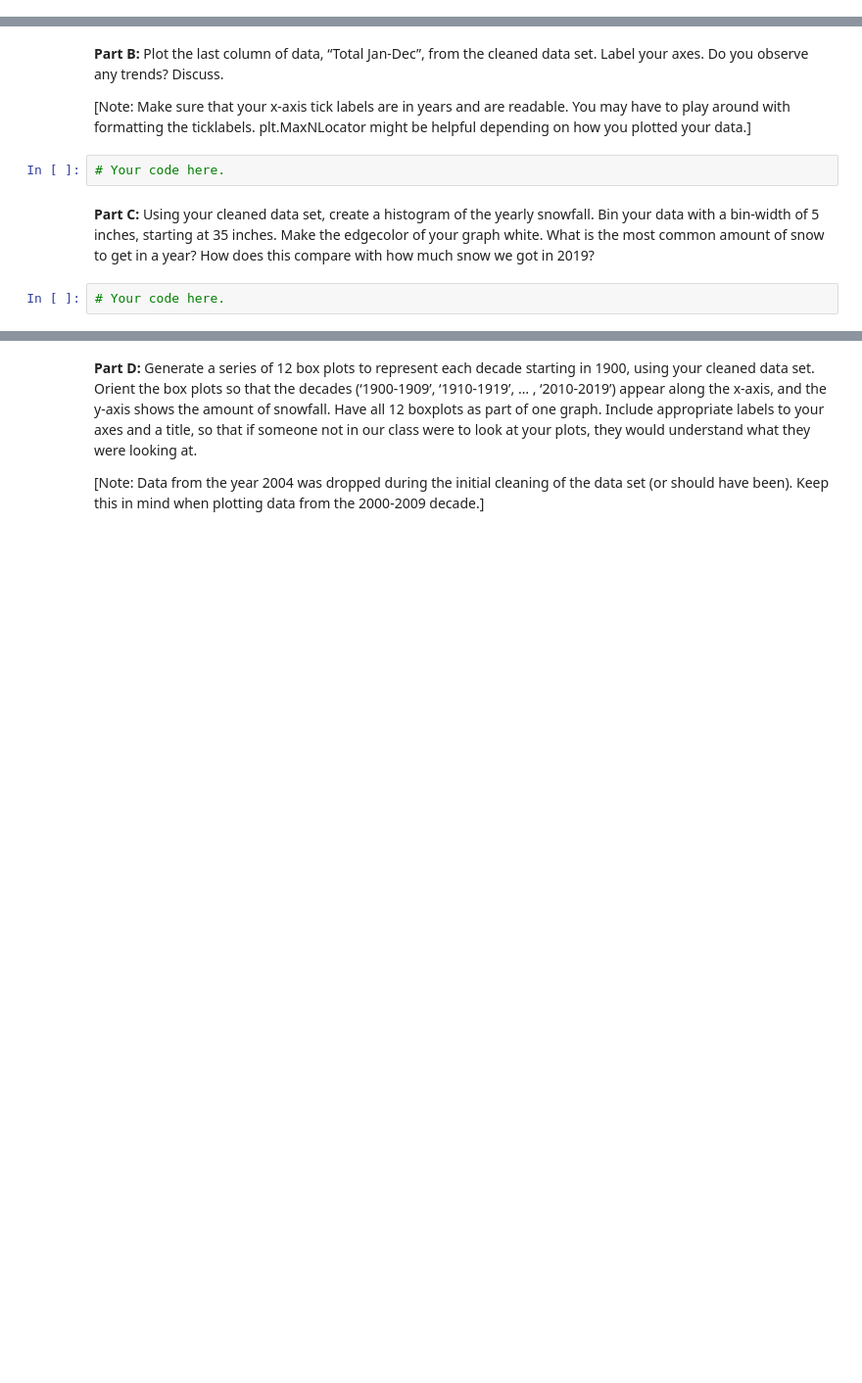
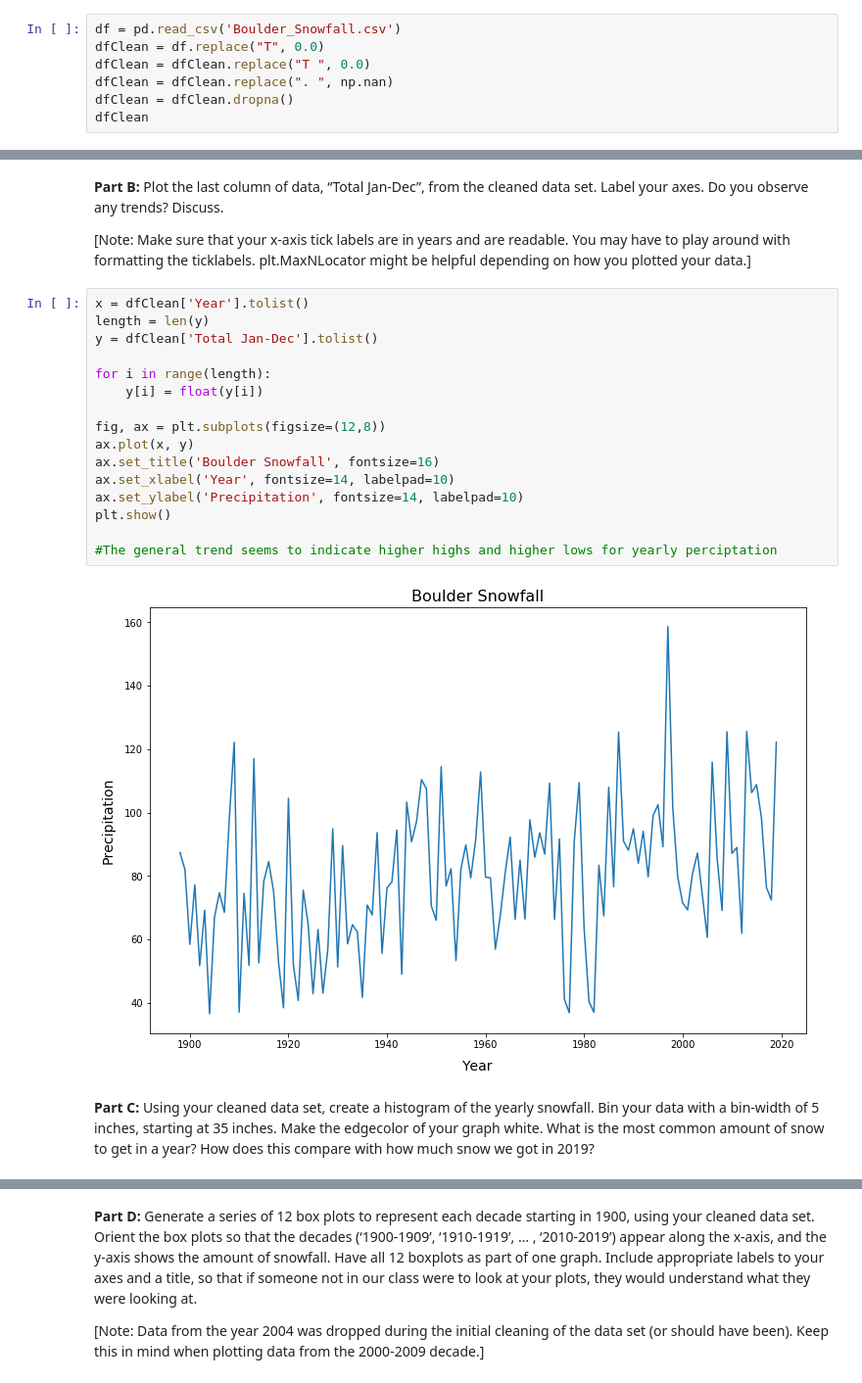
Before and after one commit to techLord-pm/datascienceHW1, a Jupyter notebook: HW1-1.ipynb, the cells around one changed output, grey strips where cells are left out. Shown at 98% size. Drawn from its saved outputs; the diff is of its cells as text; blank space fills up the shorter version.

```diff
--- a/HW1-1.ipynb
+++ b/HW1-1.ipynb
@@ -180,0 +463,7 @@ The NOAA Earth System Research Laboratory (ESRL) Physical Sciences Division (PSD
+# %%
+df = pd.read_csv('Boulder_Snowfall.csv')
+dfClean = df.replace("T", 0.0)
+dfClean = dfClean.replace("T ", 0.0)
+dfClean = dfClean.replace(". ", np.nan)
+dfClean = dfClean.dropna()
+dfClean
@@ -182,9 +485,23 @@ The NOAA Earth System Research Laboratory (ESRL) Physical Sciences Division (PSD
 **Part B:** Plot the last column of data, “Total Jan-Dec”, from the cleaned data set. Label your axes. Do you observe any trends? Discuss.
 
 [Note: Make sure that your x-axis tick labels are in years and are readable. You may have to play around with formatting the ticklabels. plt.MaxNLocator might be helpful depending on how you plotted your data.]
-# %%
-# Your code here.
+# %%
+x = dfClean['Year'].tolist()
+length = len(y)
+y = dfClean['Total Jan-Dec'].tolist()
+
+for i in range(length):
+    y[i] = float(y[i])
+
+fig, ax = plt.subplots(figsize=(12,8))
+ax.plot(x, y)
+ax.set_title('Boulder Snowfall', fontsize=16)
+ax.set_xlabel('Year', fontsize=14, labelpad=10)
+ax.set_ylabel('Precipitation', fontsize=14, labelpad=10)
+plt.show()
+
+#The general trend seems to indicate higher highs and higher lows for yearly perciptation
+# %% [output]
+[figure, added]
 # %% [markdown]
 **Part C:** Using your cleaned data set, create a histogram of the yearly snowfall. Bin your data with a bin-width of 5 inches, starting at 35 inches. Make the edgecolor of your graph white. What is the most common amount of snow to get in a year? How does this compare with how much snow we got in 2019?
-# %%
-# Your code here.
```
Also changed, not shown: parts of 50 cells of this notebook.
